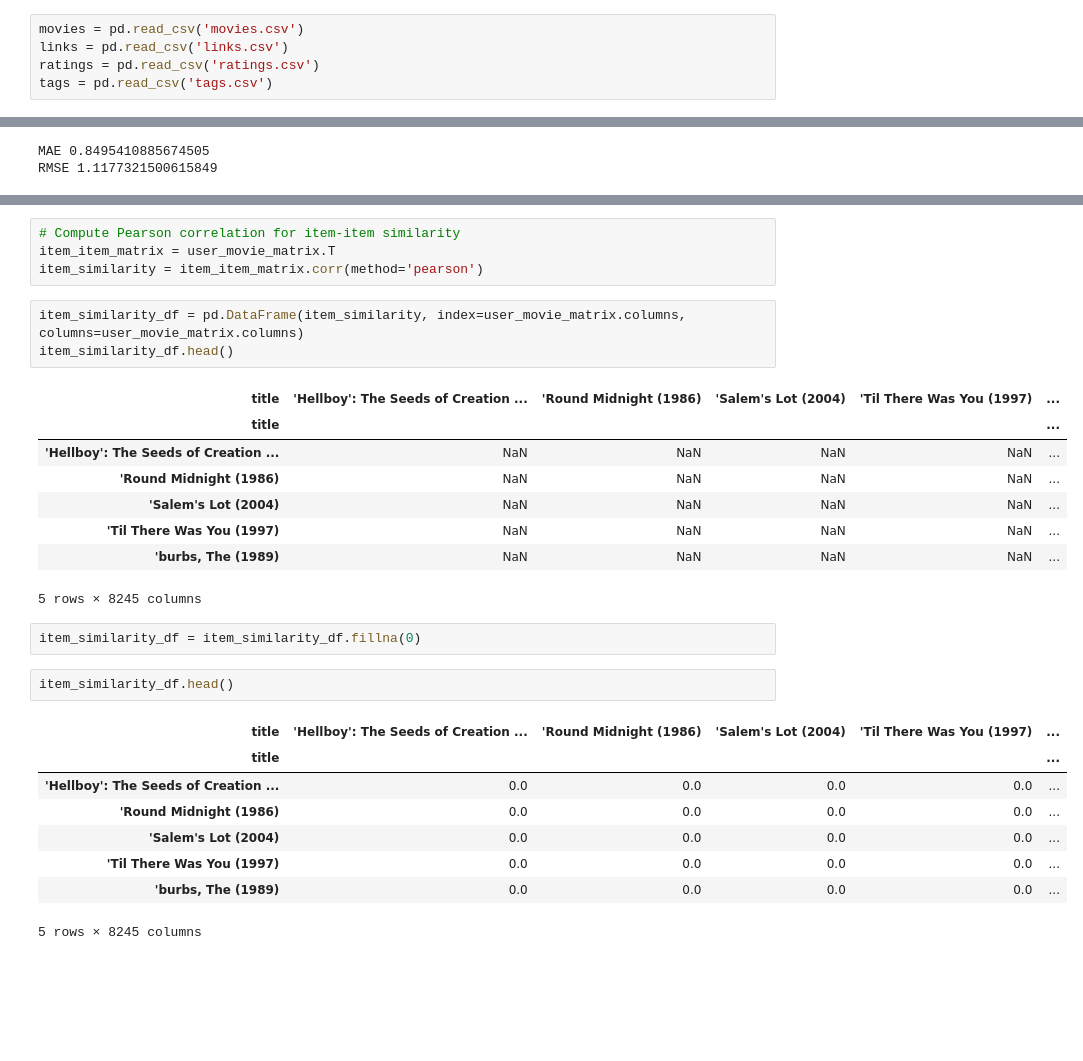
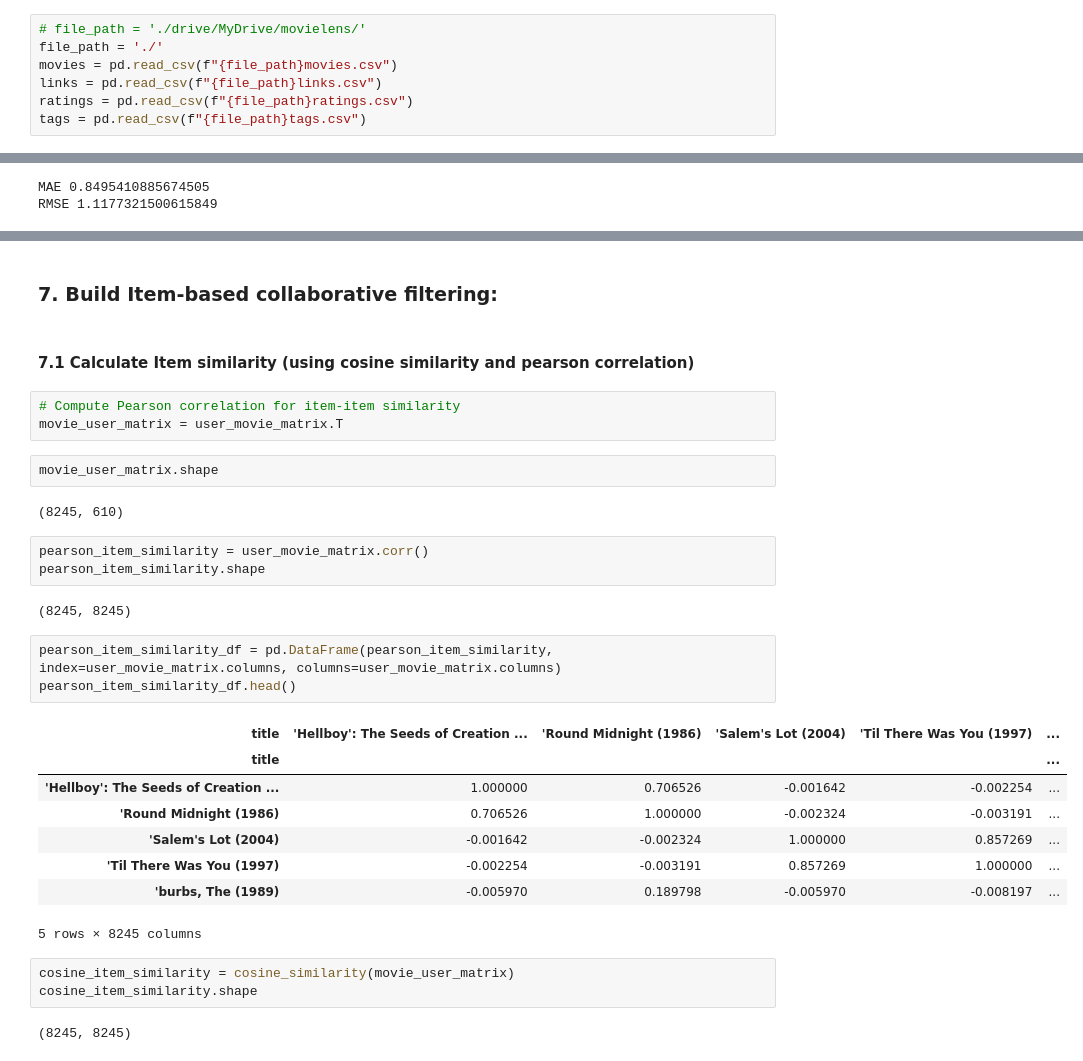
Before and after one commit to AbanoubYounan/AI-ML-Bootcamp-Sprints, a Jupyter notebook: 37-Collaborative Filtering for a Movie Recommendation System/nb.ipynb, the cells around one changed output, grey strips where cells are left out. Saved outputs shown, nothing was run; the diff lists cells and outputs as text; blank space fills up the shorter version.

Commit message:
Improve user-based recommendation performance, complete item based recommendation

```diff
--- a/37-Collaborative Filtering for a Movie Recommendation System/nb.ipynb
+++ b/37-Collaborative Filtering for a Movie Recommendation System/nb.ipynb
@@ -16,10 +21,12 @@ from sklearn.metrics import precision_score, recall_score
 # %% [markdown]
 ### 2. Load Data:
 # %%
-movies = pd.read_csv('movies.csv')
-links = pd.read_csv('links.csv')
-ratings = pd.read_csv('ratings.csv')
-tags = pd.read_csv('tags.csv')
+# file_path = './drive/MyDrive/movielens/'
+file_path = './'
+movies = pd.read_csv(f"{file_path}movies.csv")
+links = pd.read_csv(f"{file_path}links.csv")
+ratings = pd.read_csv(f"{file_path}ratings.csv")
+tags = pd.read_csv(f"{file_path}tags.csv")
 # %%
 movies.head()
 # %% [output]
@@ -726,29 +733,33 @@ Precision: 0.0298, Recall: 0.2663
+# %% [markdown]
+### 7. Build Item-based collaborative filtering:
+# %% [markdown]
+#### 7.1 Calculate Item similarity (using cosine similarity and pearson correlation)
 # %%
 # Compute Pearson correlation for item-item similarity
-item_item_matrix = user_movie_matrix.T
-item_similarity = item_item_matrix.corr(method='pearson')
+movie_user_matrix = user_movie_matrix.T
+# %%
+movie_user_matrix.shape
+# %% [output]
+(8245, 610)
+# %%
+pearson_item_similarity = user_movie_matrix.corr()
+pearson_item_similarity.shape
+# %% [output]
+(8245, 8245)
 # %%
-item_similarity_df = pd.DataFrame(item_similarity, index=user_movie_matrix.columns, columns=user_movie_matrix.columns)
-item_similarity_df.head()
+pearson_item_similarity_df = pd.DataFrame(pearson_item_similarity, index=user_movie_matrix.columns, columns=user_movie_matrix.columns)
+pearson_item_similarity_df.head()
 # %% [output]
 | title | 'Hellboy': The Seeds of Creation ... | 'Round Midnight (1986) | 'Salem's Lot (2004) | 'Til There Was You (1997) | ... |
 | title |  |  |  |  | ... |
-| 'Hellboy': The Seeds of Creation ... | NaN | NaN | NaN | NaN | ... |
-| 'Round Midnight (1986) | NaN | NaN | NaN | NaN | ... |
-| 'Salem's Lot (2004) | NaN | NaN | NaN | NaN | ... |
-| 'Til There Was You (1997) | NaN | NaN | NaN | NaN | ... |
-| 'burbs, The (1989) | NaN | NaN | NaN | NaN | ... |
+| 'Hellboy': The Seeds of Creation ... | 1.000000 | 0.706526 | -0.001642 | -0.002254 | ... |
+| 'Round Midnight (1986) | 0.706526 | 1.000000 | -0.002324 | -0.003191 | ... |
+| 'Salem's Lot (2004) | -0.001642 | -0.002324 | 1.000000 | 0.857269 | ... |
+| 'Til There Was You (1997) | -0.002254 | -0.003191 | 0.857269 | 1.000000 | ... |
+| 'burbs, The (1989) | -0.005970 | 0.189798 | -0.005970 | -0.008197 | ... |
 5 rows × 8245 columns
-# %%
-item_similarity_df = item_similarity_df.fillna(0)
-# %%
-item_similarity_df.head()
-# %% [output]
-| title | 'Hellboy': The Seeds of Creation ... | 'Round Midnight (1986) | 'Salem's Lot (2004) | 'Til There Was You (1997) | ... |
-| title |  |  |  |  | ... |
-| 'Hellboy': The Seeds of Creation ... | 0.0 | 0.0 | 0.0 | 0.0 | ... |
-| 'Round Midnight (1986) | 0.0 | 0.0 | 0.0 | 0.0 | ... |
-| 'Salem's Lot (2004) | 0.0 | 0.0 | 0.0 | 0.0 | ... |
-| 'Til There Was You (1997) | 0.0 | 0.0 | 0.0 | 0.0 | ... |
-| 'burbs, The (1989) | 0.0 | 0.0 | 0.0 | 0.0 | ... |
-5 rows × 8245 columns
+# %%
+cosine_item_similarity = cosine_similarity(movie_user_matrix)
+cosine_item_similarity.shape
+# %% [output]
+(8245, 8245)
```
Also changed, not shown: parts of 13 cells of this notebook, 3 other files.
